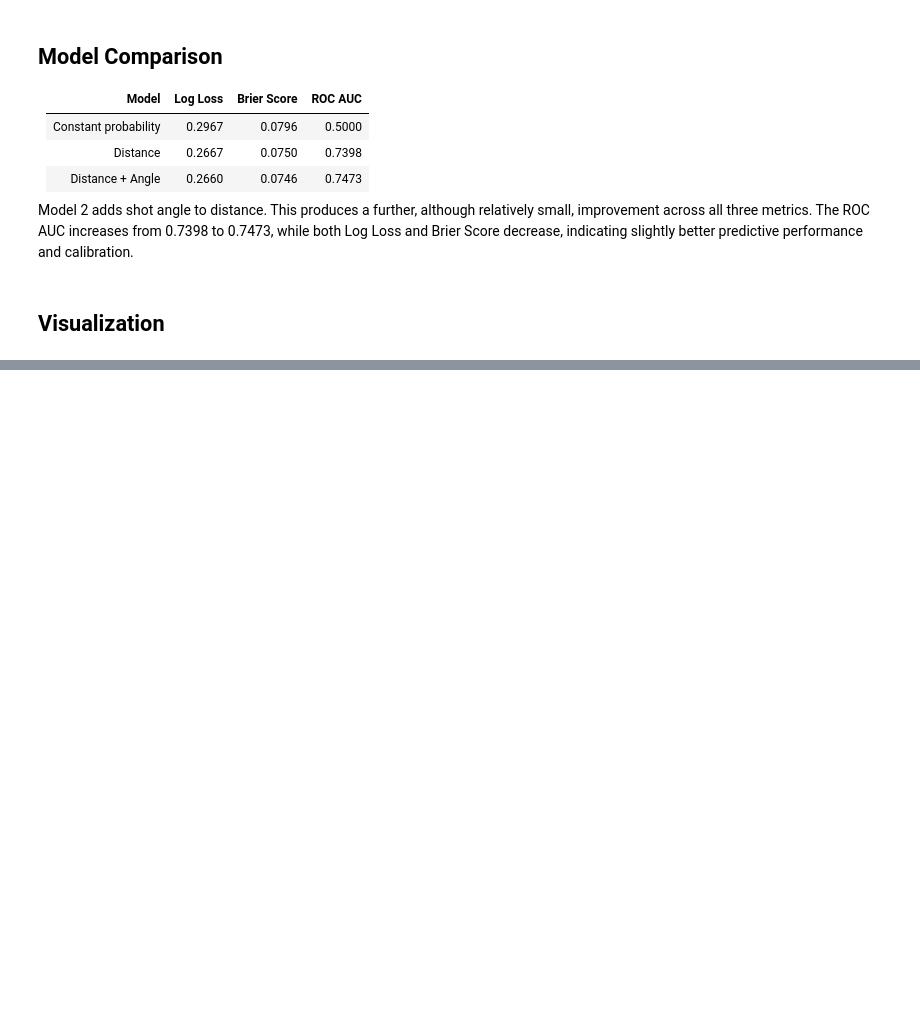
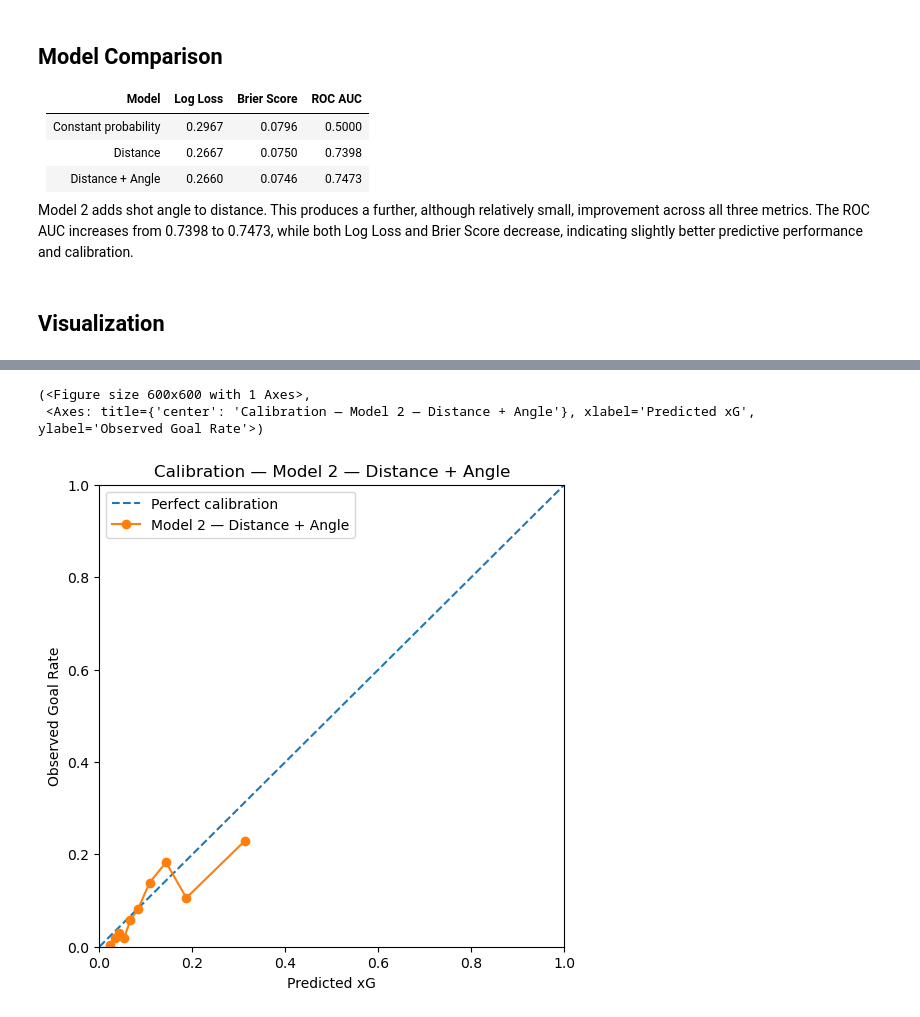
Before and after one commit to rebekaroth/how-to-win-the-premier-league, a Jupyter notebook: notebooks/01_expected_goals/02_distance_angle.ipynb, the cells around one changed output, grey strips where cells are left out. Drawn from its saved outputs; the diff is of its cells as text; code cells hidden in the pictures; blank space fills up the shorter version.

Commit message:
visualizations + comparison

```diff
--- a/notebooks/01_expected_goals/02_distance_angle.ipynb
+++ b/notebooks/01_expected_goals/02_distance_angle.ipynb
@@ -289 +289,12 @@ FileNotFoundError: [Errno 2] No such file or directory: '/Users/rothrebeka/Docum
 [figure]
+# %%
+plot_calibration(
+    y_test,
+    test["xg_distance_angle"],
+    model_name="Model 2 — Distance + Angle",
+    save_path="../../reports/figures/calibration/model_2_calibration.png"
+)
+# %% [output]
+(<Figure size 600x600 with 1 Axes>,
+ <Axes: title={'center': 'Calibration — Model 2 — Distance + Angle'}, xlabel='Predicted xG', ylabel='Observed Goal Rate'>)
+[figure, added]
```
Also changed, not shown: parts of 2 cells of this notebook, 23 other files.
